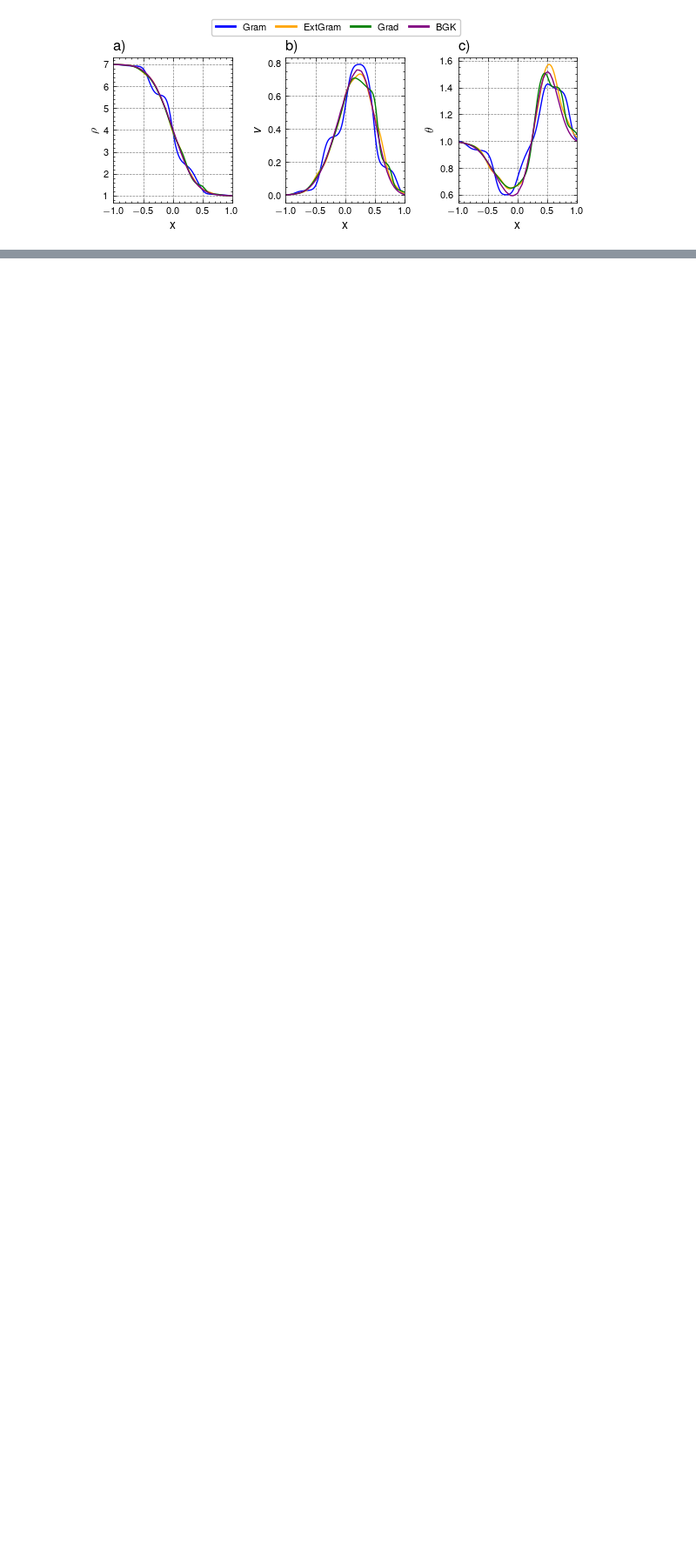
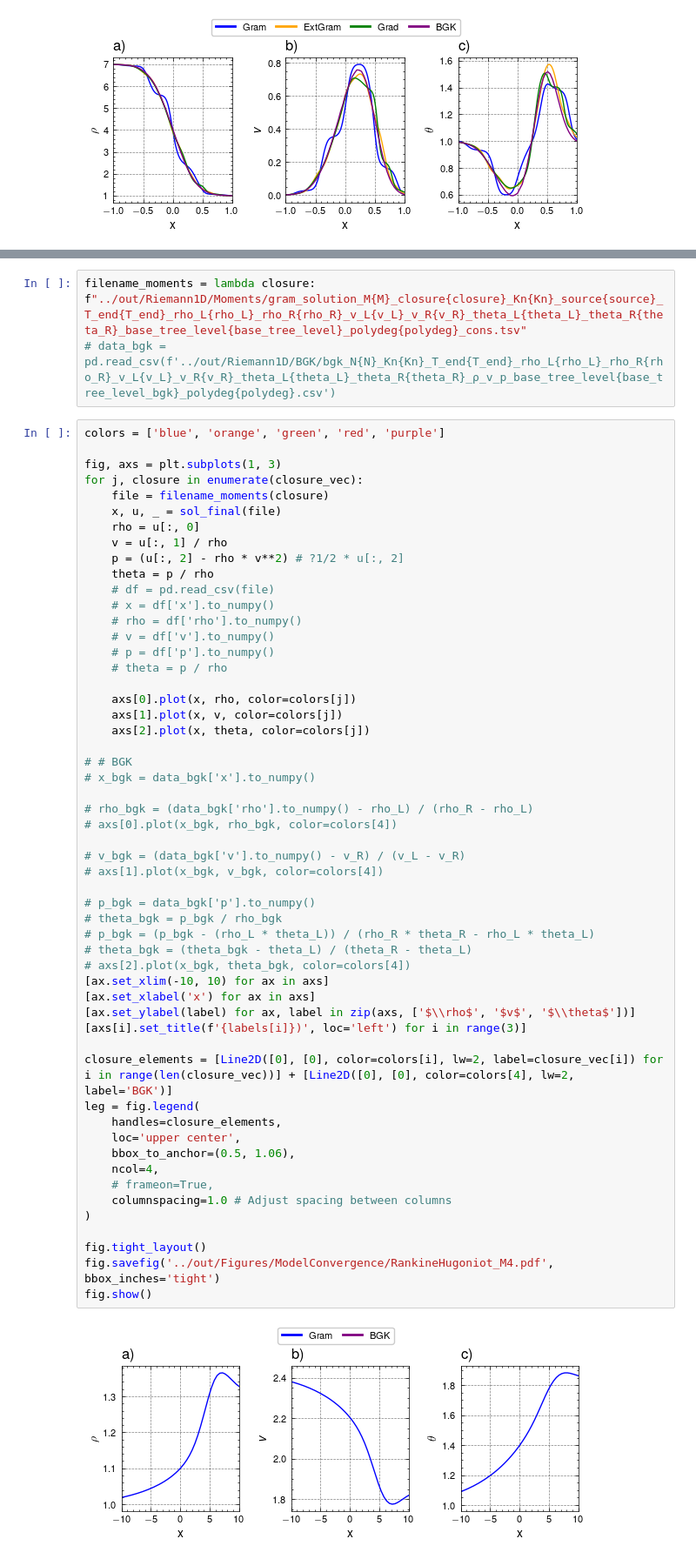
Before and after one commit to JanHab/ExtGram.jl, a Jupyter notebook: notebooks/ModelConvergence.ipynb, the cells around one changed output, grey strips where cells are left out. Shown at 87% size. Cells and saved outputs as stored; diff of their text form; blank space fills up the shorter version.

Commit message:
Rankine-Hugoniot for slurm ready

```diff
--- a/notebooks/ModelConvergence.ipynb
+++ b/notebooks/ModelConvergence.ipynb
@@ -261,0 +324,59 @@ fig.show()
+# %%
+filename_moments = lambda closure: f"../out/Riemann1D/Moments/gram_solution_M{M}_closure{closure}_Kn{Kn}_source{source}_T_end{T_end}_rho_L{rho_L}_rho_R{rho_R}_v_L{v_L}_v_R{v_R}_theta_L{theta_L}_theta_R{theta_R}_base_tree_level{base_tree_level}_polydeg{polydeg}_cons.tsv"
+# data_bgk = pd.read_csv(f'../out/Riemann1D/BGK/bgk_N{N}_Kn{Kn}_T_end{T_end}_rho_L{rho_L}_rho_R{rho_R}_v_L{v_L}_v_R{v_R}_theta_L{theta_L}_theta_R{theta_R}_ρ_v_p_base_tree_level{base_tree_level_bgk}_polydeg{polydeg}.csv')
+# %%
+colors = ['blue', 'orange', 'green', 'red', 'purple']
+
+fig, axs = plt.subplots(1, 3)
+for j, closure in enumerate(closure_vec):
+    file = filename_moments(closure)
+    x, u, _ = sol_final(file)
+    rho = u[:, 0]
+    v = u[:, 1] / rho
+    p = (u[:, 2] - rho * v**2) # ?1/2 * u[:, 2]
+    theta = p / rho
+    # df = pd.read_csv(file)
+    # x = df['x'].to_numpy()
+    # rho = df['rho'].to_numpy()
+    # v = df['v'].to_numpy()
+    # p = df['p'].to_numpy()
+    # theta = p / rho
+
+    axs[0].plot(x, rho, color=colors[j])
+    axs[1].plot(x, v, color=colors[j])
+    axs[2].plot(x, theta, color=colors[j])
+
+# # BGK
+# x_bgk = data_bgk['x'].to_numpy()
+
+# rho_bgk = (data_bgk['rho'].to_numpy() - rho_L) / (rho_R - rho_L)
+# axs[0].plot(x_bgk, rho_bgk, color=colors[4])
+
+# v_bgk = (data_bgk['v'].to_numpy() - v_R) / (v_L - v_R)
+# axs[1].plot(x_bgk, v_bgk, color=colors[4])
+
+# p_bgk = data_bgk['p'].to_numpy()
+# theta_bgk = p_bgk / rho_bgk
+# p_bgk = (p_bgk - (rho_L * theta_L)) / (rho_R * theta_R - rho_L * theta_L)
+# theta_bgk = (theta_bgk - theta_L) / (theta_R - theta_L)
+# axs[2].plot(x_bgk, theta_bgk, color=colors[4])
+[ax.set_xlim(-10, 10) for ax in axs]
+[ax.set_xlabel('x') for ax in axs]
+[ax.set_ylabel(label) for ax, label in zip(axs, ['$\\rho$', '$v$', '$\\theta$'])]
+[axs[i].set_title(f'{labels[i]})', loc='left') for i in range(3)]
+
+closure_elements = [Line2D([0], [0], color=colors[i], lw=2, label=closure_vec[i]) for i in range(len(closure_vec))] + [Line2D([0], [0], color=colors[4], lw=2, label='BGK')]
+leg = fig.legend(
+    handles=closure_elements,
+    loc='upper center',
+    bbox_to_anchor=(0.5, 1.06),
+    ncol=4,
+    # frameon=True,
+    columnspacing=1.0 # Adjust spacing between columns
+)
+
+fig.tight_layout()
+fig.savefig('../out/Figures/ModelConvergence/RankineHugoniot_M4.pdf', bbox_inches='tight')
+fig.show()
+# %% [output]
+[figure, added]
```
Also changed, not shown: parts of 6 cells of this notebook, 6 other files.
